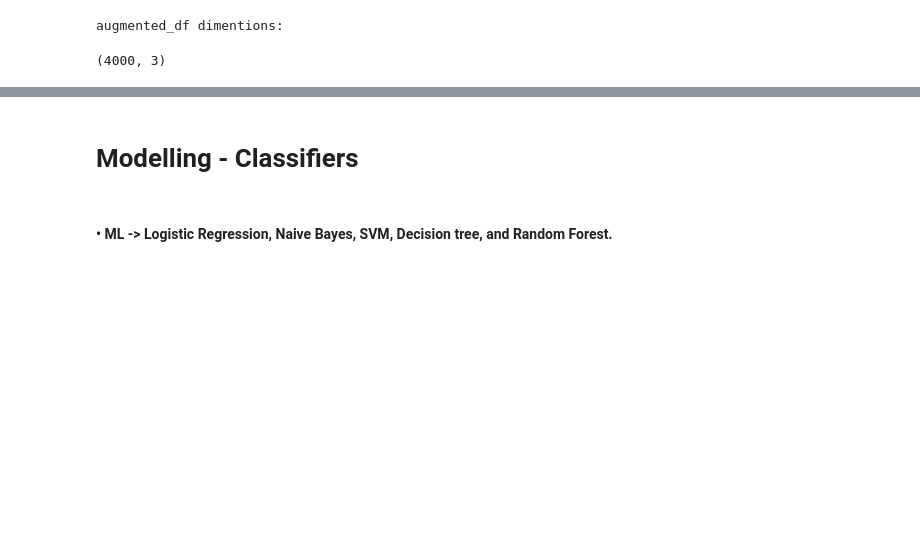
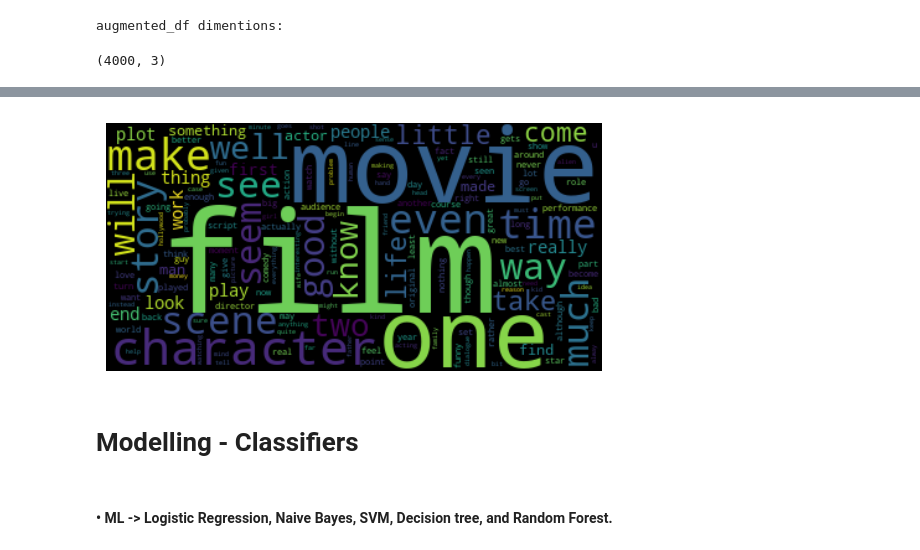
Before and after one commit to Natural-Language-Processing-25/Sentiment-Analysis-of-movie-reviews, a Jupyter notebook: Main.ipynb, the cells around one changed output, grey strips where cells are left out. Saved outputs shown, nothing was run; the diff lists cells and outputs as text; code cells hidden in the pictures; blank space fills up the shorter version.

```diff
--- a/Main.ipynb
+++ b/Main.ipynb
@@ -352,3 +371,13 @@ augmented_df dimentions:
+# %%
+from wordcloud import WordCloud
+# check every row and join with these with a space
+text = " ".join(i for i in df.text)
+wordcloud = WordCloud().generate(text)
+plt.imshow(wordcloud, interpolation="bilinear")
+plt.axis("off")
+plt.show()
+# %% [output]
+[figure, added]
 # %% [markdown]
 # Modelling - Classifiers
 # %% [markdown]
```
Also changed, not shown: parts of 28 cells of this notebook, 25 other files.
